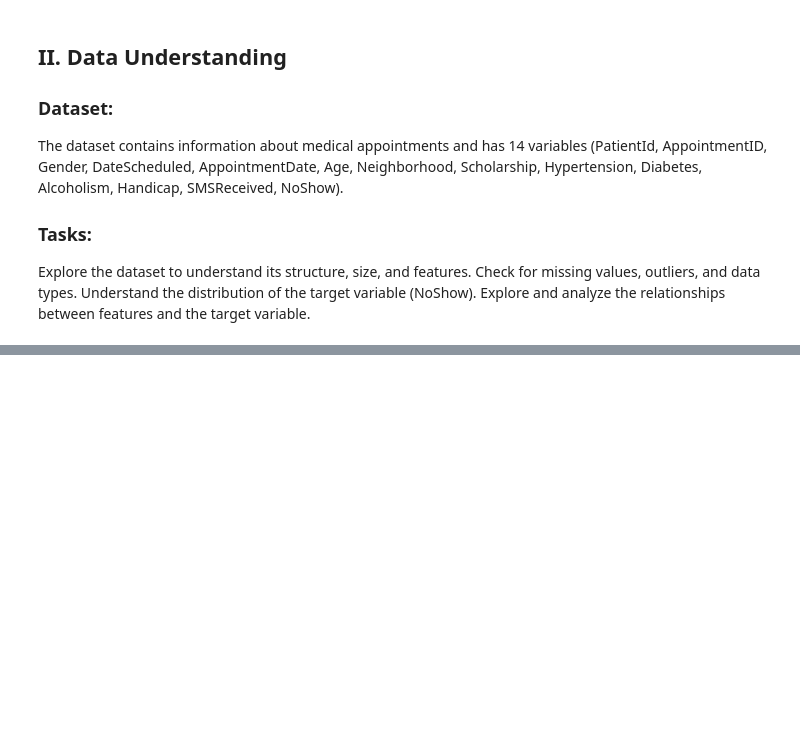
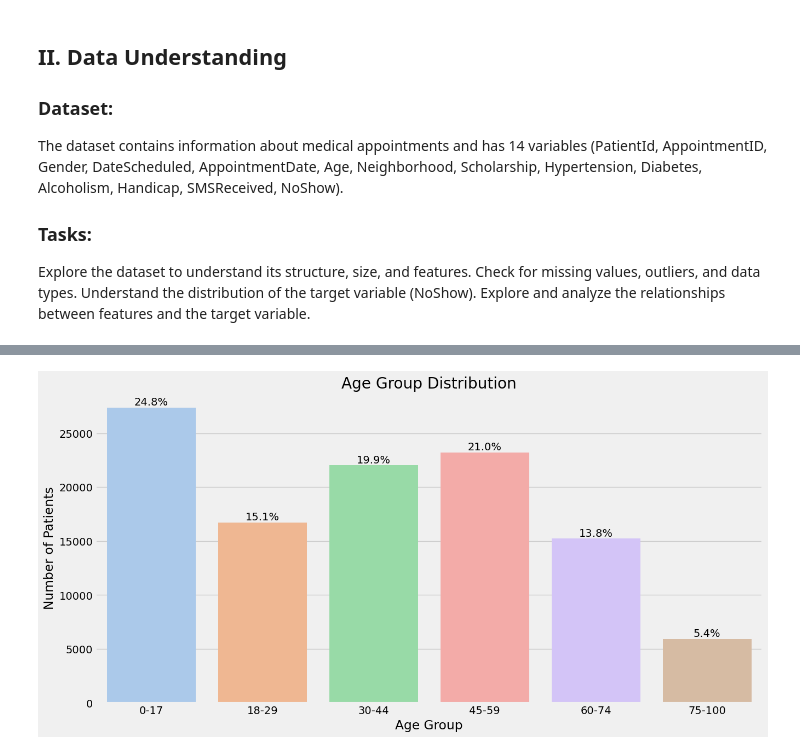
Before and after one commit to KingXP-Pythoner/appt-noshow-model, a Jupyter notebook: Medical_Appointment_No_Show_Classification_Prediction.ipynb, the cells around one changed output, grey strips where cells are left out. Cells and saved outputs as stored; diff of their text form; code cells hidden in the pictures; blank space fills up the shorter version.

```diff
--- a/Medical_Appointment_No_Show_Classification_Prediction.ipynb
+++ b/Medical_Appointment_No_Show_Classification_Prediction.ipynb
@@ -98,0 +36,3 @@ dtype: int64
+# %%
+# Load the data into a pandas dataframe
+df = pd.read_csv('dataset.csv')
@@ -98,0 +235,28 @@ dtype: int64
+# %%
+# Discretize the Age column into bins
+age_bins = [0, 18, 30, 45, 60, 75, 100]
+age_labels = ['0-17', '18-29', '30-44', '45-59', '60-74', '75-100']
+age_group_df = pd.cut(df['age'], bins=age_bins, labels=age_labels, right=False)
+
+# Calculate age group counts and percentages
+age_group_counts = age_group_df.value_counts().sort_index()
+age_group_percentages = (age_group_counts / age_group_counts.sum()) * 100
+
+# Prepare the data for plotting
+plot_data = pd.DataFrame({'AgeGroup': age_group_counts.index, 'Count': age_group_counts.values, 'Percentage': age_group_percentages.values})
+
+# Plot the bar chart
+plt.figure(figsize=(14, 7))
+sns.barplot(data=plot_data, x='AgeGroup', y='Count', palette='pastel', hue='AgeGroup', dodge=False)
+plt.legend([],[], frameon=False)  # Hide the legend
+
+# Add percentages on top of bars
+for i, (count, percentage) in enumerate(zip(plot_data['Count'], plot_data['Percentage'])):
+    plt.text(i, count, f'{percentage:.1f}%', ha='center', va='bottom')
+
+plt.title('Age Group Distribution')
+plt.xlabel('Age Group')
+plt.ylabel('Number of Patients')
+plt.show()
+# %% [output]
+[figure, added]
```
Also changed, not shown: parts of 60 cells of this notebook.
